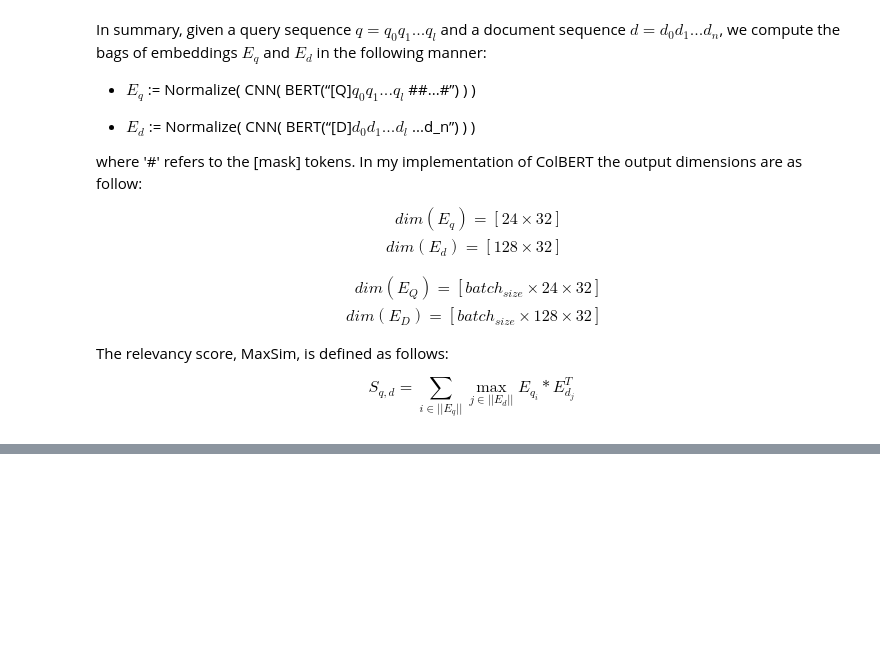
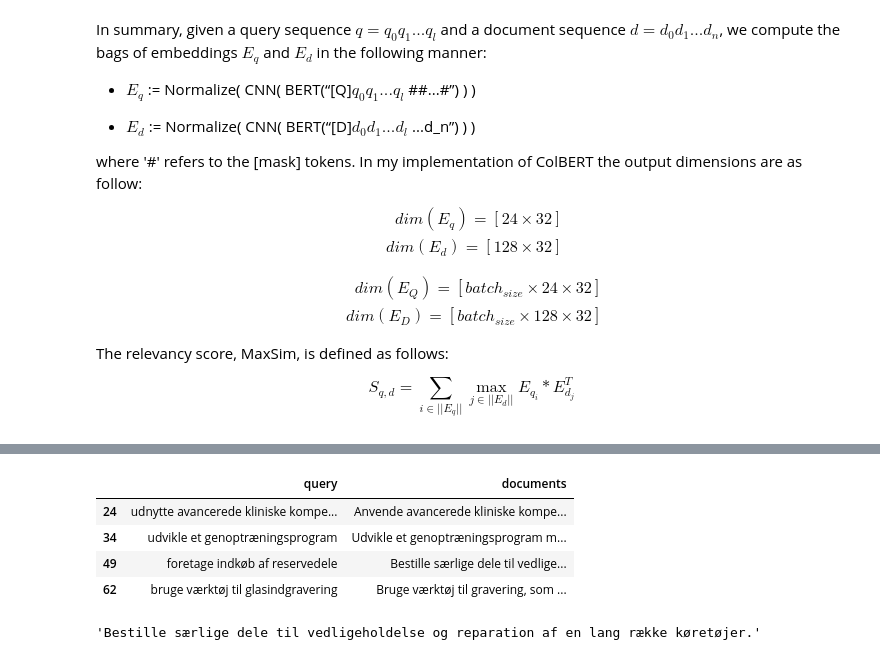
Before and after one commit to MartinBA741/SkillsColBERT, a Jupyter notebook: predict_colbert.ipynb, the cells around one changed output, grey strips where cells are left out. Cells and saved outputs as stored; diff of their text form; code cells hidden in the pictures; blank space fills up the shorter version.

```diff
--- a/predict_colbert.ipynb
+++ b/predict_colbert.ipynb
@@ -300,0 +473,13 @@ f1_score(y_true, y_pred, average='macro')
+# %%
+df_check = df.iloc[:sample_size,:].loc[(np.array(y_true) == np.array(y_pred))]
+df_check
+# %% [output]
+|  | query | documents |
+| 24 | udnytte avancerede kliniske kompe... | Anvende avancerede kliniske kompe... |
+| 34 | udvikle et genoptræningsprogram | Udvikle et genoptræningsprogram m... |
+| 49 | foretage indkøb af reservedele | Bestille særlige dele til vedlige... |
+| 62 | bruge værktøj til glasindgravering | Bruge værktøj til gravering, som ... |
+# %%
+df.documents[49]
+# %% [output]
+'Bestille særlige dele til vedligeholdelse og reparation af en lang række køretøjer.'
```
Also changed, not shown: parts of 11 cells of this notebook.
